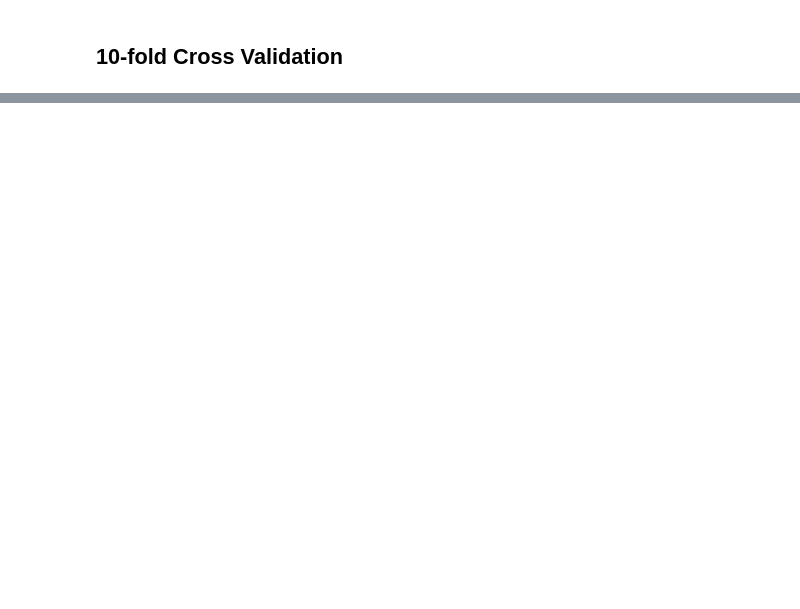
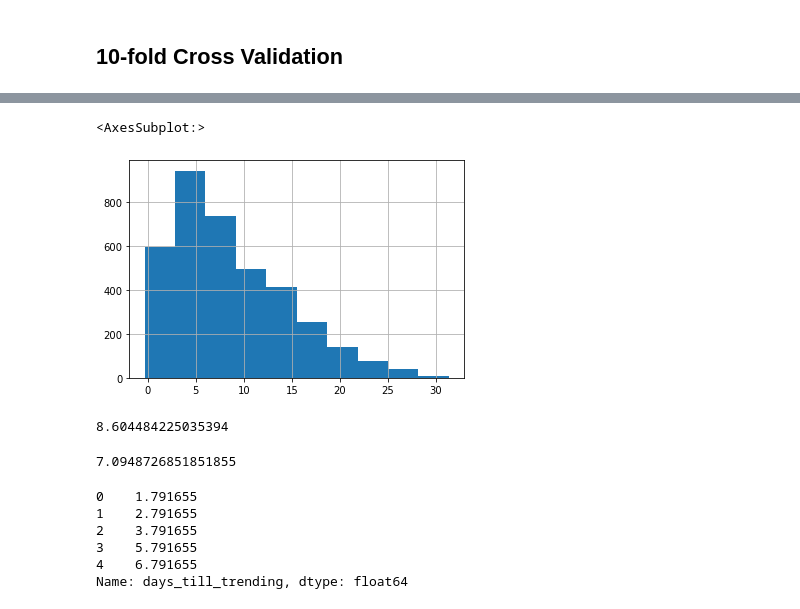
Before and after one commit to julialu-nini/ds-youtube-project, a Jupyter notebook: YouTube videos EDA.ipynb, the cells around one changed output, grey strips where cells are left out. Cells and saved outputs as stored; diff of their text form; code cells hidden in the pictures; blank space fills up the shorter version.

```diff
--- a/YouTube videos EDA.ipynb
+++ b/YouTube videos EDA.ipynb
@@ -256,0 +224,22 @@ score.mean()
+# %%
+popular['days_till_trending'].hist()
+# %% [output]
+<AxesSubplot:>
+[figure, added]
+# %%
+popular['days_till_trending'].mean()
+# %% [output]
+8.604484225035394
+# %%
+popular['days_till_trending'].median()
+# %% [output]
+7.0948726851851855
+# %%
+popular['days_till_trending'].mode()
+# %% [output]
+0    1.791655
+1    2.791655
+2    3.791655
+3    5.791655
+4    6.791655
+Name: days_till_trending, dtype: float64
```
Also changed, not shown: parts of 15 cells of this notebook.
